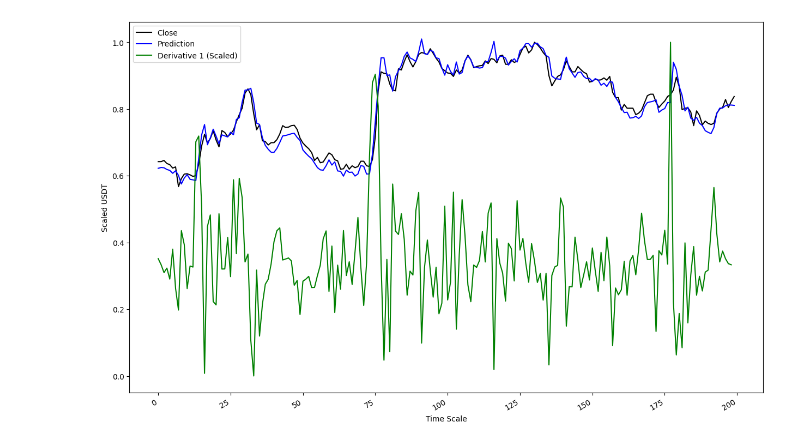
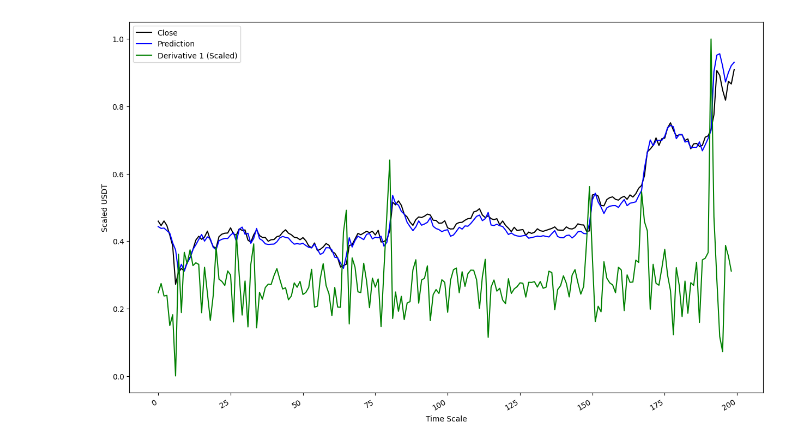
Before and after one commit to luisgomezzz/luchocrypto, a Jupyter notebook: predictor/NOTEBOOK.ipynb, the cells around one changed output. Drawn from its saved outputs; the diff is of its cells as text; code cells hidden in the pictures.

```diff
--- a/predictor/NOTEBOOK.ipynb
+++ b/predictor/NOTEBOOK.ipynb
@@ -5,11 +5,10 @@ import numpy as np
 from keras.models import Sequential
 from keras.layers import Dense
 from keras.layers import LSTM
-from keras.layers import *
 from sklearn.preprocessing import MinMaxScaler
 import constantes as cons
 
-symbol =  str.upper('high'+'USDT')
+symbol =  str.upper('inj'+'USDT')
 client = cons.client
 
 #######################################################################################
@@ -73,8 +72,8 @@ deriv_y_pred2 = deriv_y_pred2.reshape(-1, 1)
 # Escalar las derivadas
 scaler1 = MinMaxScaler(feature_range=(0, 1))
 deriv_y_pred_scaled = scaler1.fit_transform(deriv_y_pred)
-#scaler2 = MinMaxScaler(feature_range=(0, 1))
-#deriv_y_pred_scaled2 = scaler2.fit_transform(deriv_y_pred2)
+scaler2 = MinMaxScaler(feature_range=(0, 1))
+deriv_y_pred_scaled2 = scaler2.fit_transform(deriv_y_pred2)
 
 #grafica
 plt.figure(figsize=(15, 10))
@@ -108,2 +107,2 @@ Epoch 20/20
 7/7 [==============================] - 0s 1ms/step
-[figure, old version]
+[figure, new version]
```
Also changed, not shown: parts of 1 cell of this notebook.
